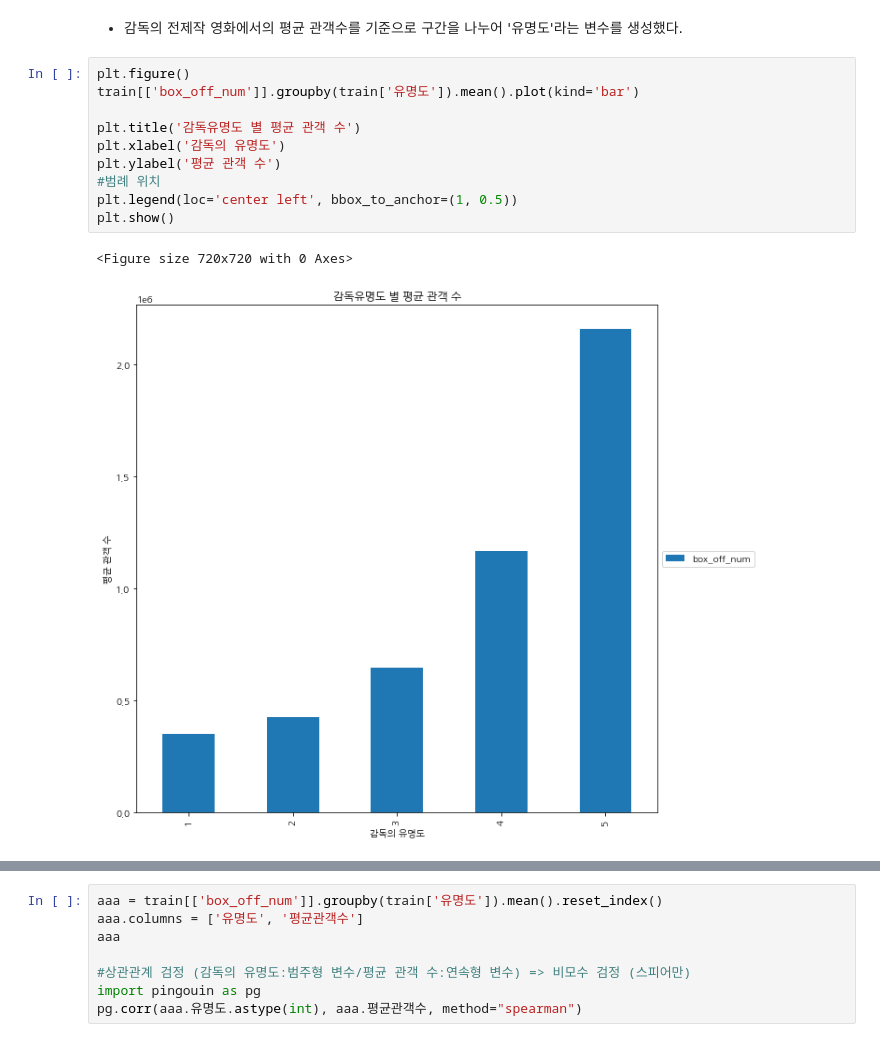
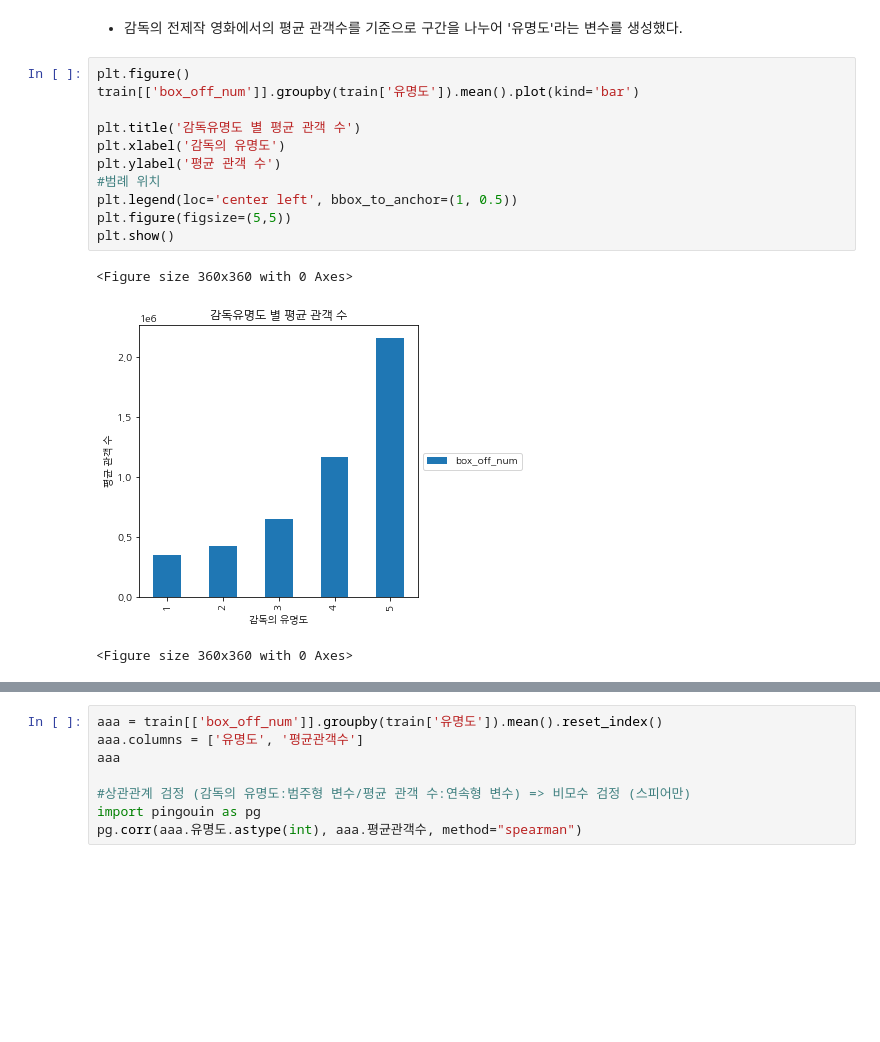
Before and after one commit to lim-jr/ESAA-Submits, a Jupyter notebook: 00_PTKorea제출용_영화관객수예측_최종.ipynb, the cells around one changed output, grey strips where cells are left out. Saved outputs shown, nothing was run; the diff lists cells and outputs as text; blank space fills up the shorter version.

```diff
--- a/00_PTKorea제출용_영화관객수예측_최종.ipynb
+++ b/00_PTKorea제출용_영화관객수예측_최종.ipynb
@@ -295,16 +295,18 @@ Name: 유명도, dtype: int64
 # %%
 plt.figure()
 train[['box_off_num']].groupby(train['유명도']).mean().plot(kind='bar')
 
 plt.title('감독유명도 별 평균 관객 수')
 plt.xlabel('감독의 유명도')
 plt.ylabel('평균 관객 수')
 #범례 위치
 plt.legend(loc='center left', bbox_to_anchor=(1, 0.5))
+plt.figure(figsize=(5,5))
 plt.show()
 # %% [output]
-<Figure size 720x720 with 0 Axes>
+<Figure size 360x360 with 0 Axes>
-[figure, old version]
+[figure, new version]
+<Figure size 360x360 with 0 Axes>
 # %%
 pip install pingouin
 # %% [output]
```
Also changed, not shown: parts of 8 cells of this notebook.
